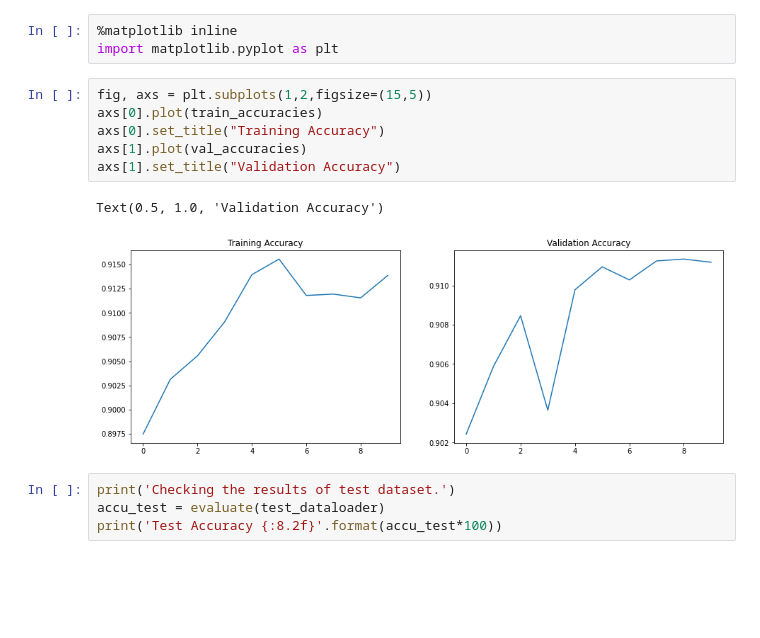
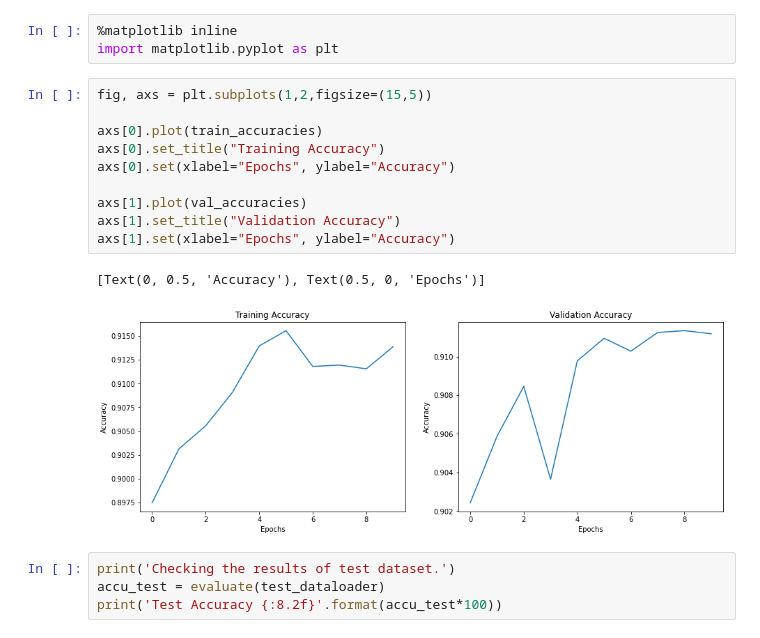
Before and after one commit to m-shilpa/END3, a Jupyter notebook: Session_5_TorchText/S5_TorchText_AmazonReviewPolarity.ipynb, the cells around one changed output. Cells and saved outputs as stored; diff of their text form; blank space fills up the shorter version.

```diff
--- a/Session_5_TorchText/S5_TorchText_AmazonReviewPolarity.ipynb
+++ b/Session_5_TorchText/S5_TorchText_AmazonReviewPolarity.ipynb
@@ -463,13 +463,17 @@ valid accuracy    0.911
 import matplotlib.pyplot as plt
 # %%
 fig, axs = plt.subplots(1,2,figsize=(15,5))
+
 axs[0].plot(train_accuracies)
 axs[0].set_title("Training Accuracy")
+axs[0].set(xlabel="Epochs", ylabel="Accuracy")
+
 axs[1].plot(val_accuracies)
 axs[1].set_title("Validation Accuracy")
+axs[1].set(xlabel="Epochs", ylabel="Accuracy")
 # %% [output]
-Text(0.5, 1.0, 'Validation Accuracy')
+[Text(0, 0.5, 'Accuracy'), Text(0.5, 0, 'Epochs')]
-[figure, old version]
+[figure, new version]
 # %%
 print('Checking the results of test dataset.')
 accu_test = evaluate(test_dataloader)
```
